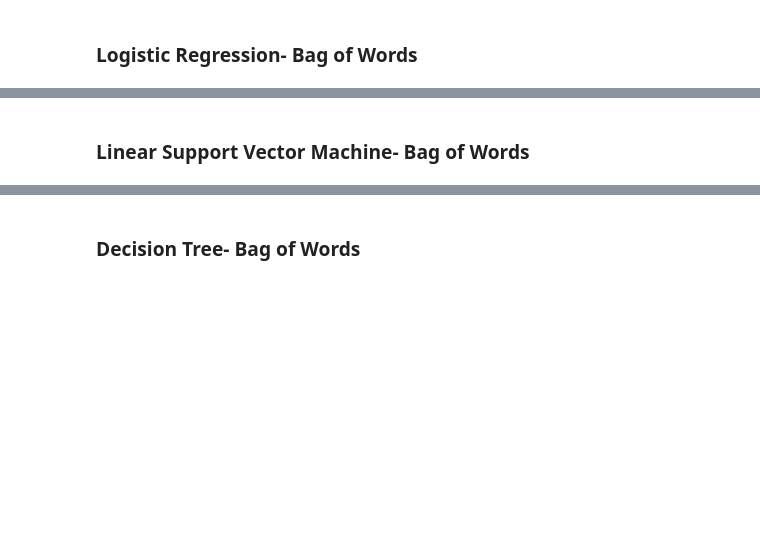
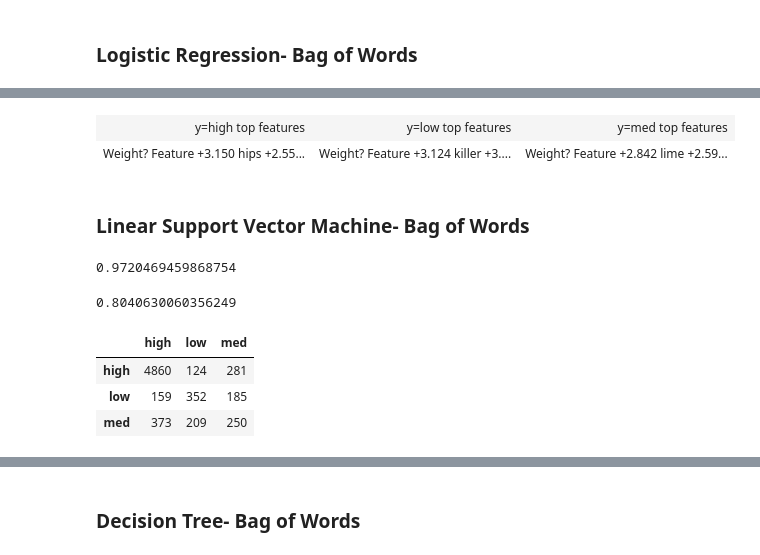
Before and after one commit to mamitch/Springboard_Capstone_Project_2, a Jupyter notebook: Capstone Project 2 Code.ipynb, the cells around one changed output, grey strips where cells are left out. Saved outputs shown, nothing was run; the diff lists cells and outputs as text; code cells hidden in the pictures; blank space fills up the shorter version.

```diff
--- a/Capstone Project 2 Code.ipynb
+++ b/Capstone Project 2 Code.ipynb
@@ -421,0 +473,10 @@ logr.score(cv_test_features, test_labels) #accuracy
+# %%
+#hyperparameter tuning
+from sklearn.model_selection import GridSearchCV
+
+param_grid={'penalty':['l1','l2'], 'C':[.001, .01, 1, 10, 100] }
+grid_search=GridSearchCV(LogisticRegression(random_state=5), param_grid, cv=5)
+grid_search.fit(cv_train_features, train_labels)
+print("Test set score: {:.3f}".format(grid_search.score(cv_test_features, test_labels)))
+print('Best parameters:{}'.format(grid_search.best_params_))
+print("Best cross-validation score: {:.3f}".format(grid_search.best_score_))
@@ -421,0 +487,5 @@ logr.score(cv_test_features, test_labels) #accuracy
+# %%
+#Score  using best hyperparameters
+logr=grid_search.best_estimator_
+logr.fit(cv_train_features, train_labels)
+logr.score(cv_test_features, test_labels)
@@ -431,3 +516,8 @@ print(classification_report(test_labels, predicted))
+# %%
+eli5.show_weights(logr, vec=cv, top=20, target_names=test_labels)
+# %% [output]
+| y=high top features | y=low top features | y=med top features |
+| Weight? Feature +3.150 hips +2.55... | Weight? Feature +3.124 killer +3.... | Weight? Feature +2.842 lime +2.59... |
 # %% [markdown]
 ### Linear Support Vector Machine- Bag of Words
 # %%
@@ -436,15 +526,24 @@ from sklearn.svm import LinearSVC
 svm = LinearSVC(random_state=5)
 svm.fit(cv_train_features, train_labels)
 svm.score(cv_train_features, train_labels) #accuracy
+# %% [output]
+0.9720469459868754
 # %%
 #running linear svm model on test data
 svm.score(cv_test_features, test_labels) #accuracy
+# %% [output]
+0.8040630060356249
 # %%
 #confusion matrix
 predicted = svm.predict(cv_test_features)
 matrix = metrics.confusion_matrix(test_labels, predicted)
 matrix_df=pd.DataFrame(matrix, index=class_labels, columns=class_labels)
 matrix_df
+# %% [output]
+|  | high | low | med |
+| high | 4860 | 124 | 281 |
+| low | 159 | 352 | 185 |
+| med | 373 | 209 | 250 |
 # %%
 #classification report
 print(classification_report(test_labels, predicted))
```
Also changed, not shown: parts of 64 cells of this notebook, 1 other file.
